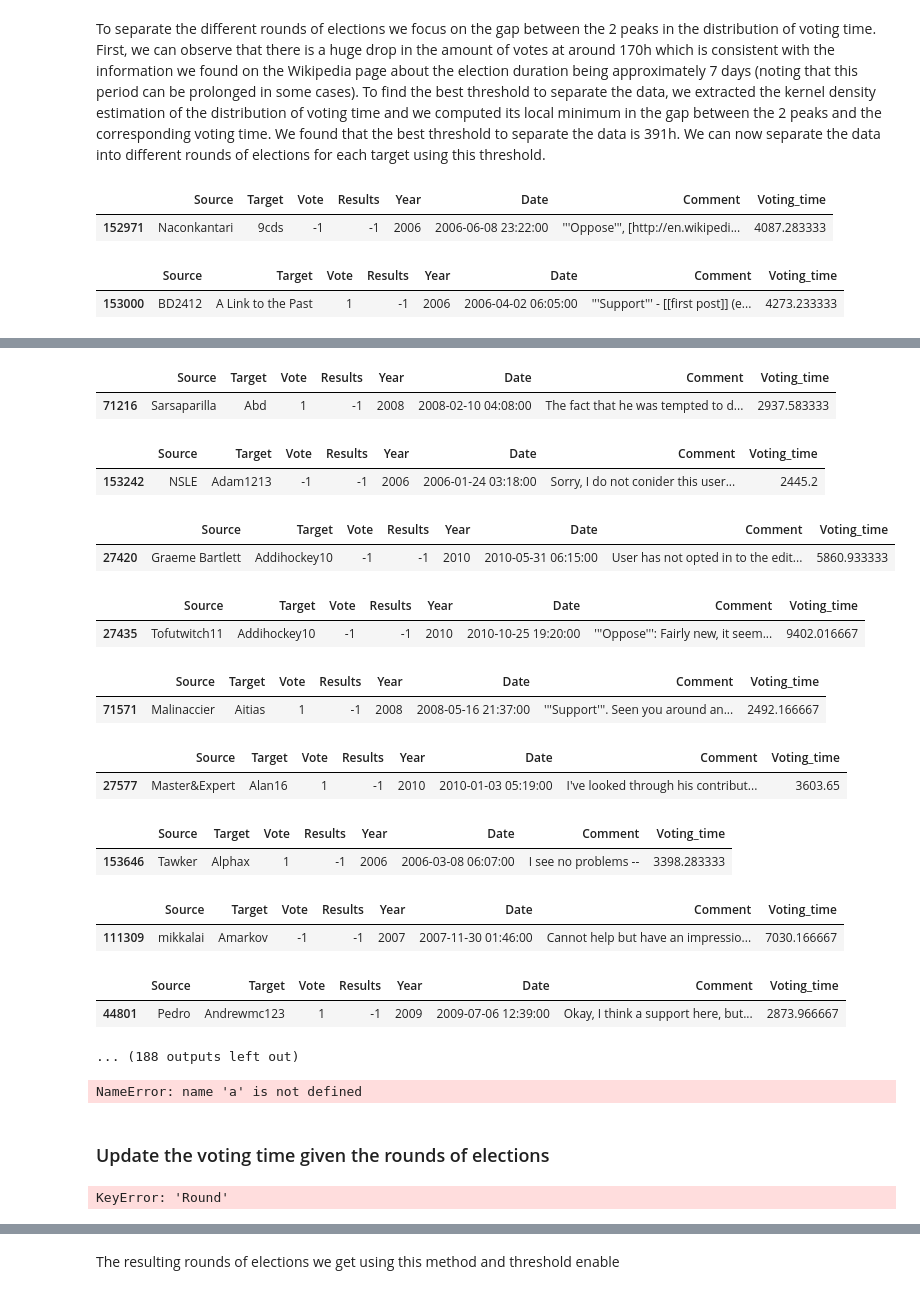
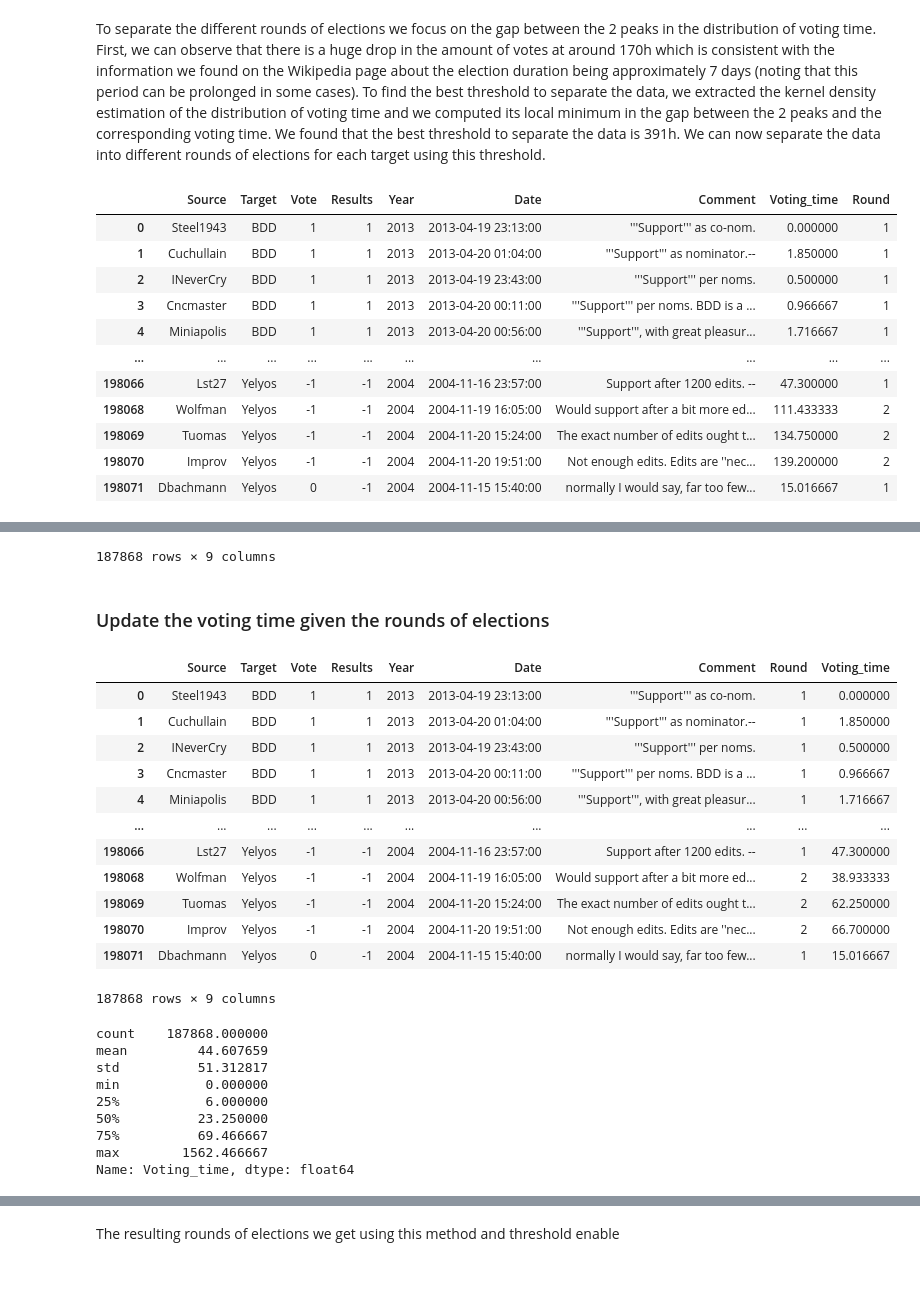
Before and after one commit to epfl-ada/ada-2023-project-abracadabra, a Jupyter notebook: time_series1.ipynb, the cells around one changed output, grey strips where cells are left out. Drawn from its saved outputs; the diff is of its cells as text; code cells hidden in the pictures.

Commit message:
vote through time in progress, have to define the metrics for error bar

```diff
--- a/time_series1.ipynb
+++ b/time_series1.ipynb
@@ -322,34 +301,41 @@ To find the best threshold to separate the data, we extracted the kernel density
 # %%
 # Start a new round each time the interval between the current voting and the first voting time of the round is greater than the round threshold
 def compute_rounds(data, round_threshold):
     data = data.sort_values('Voting_time')
     voting_time = data.Voting_time.values
     rounds = np.array([1])
     for i in range(1,len(voting_time)):
         # If the candidate is elected, we stop the round but check if there is no other vote after more than 4 month (what we consider as a new election for a candidate that may have lost its admin rights)
         if data.Results.values[i] == 1 and voting_time.max()-voting_time[i] < 24*30*4:
             round_number = rounds[-1] + (voting_time[i] > round_threshold)
             rounds = np.append(rounds, round_number*np.ones(len(voting_time)-i).astype(int))
             break
         elif (voting_time[i] > round_threshold and data.Results.values[i] != 1 and voting_time[i]-voting_time[i-1]>=24) or \
             (data.Results.values[i] == 1 and (voting_time[i] > 24*30*4 or data.Results.values[i-1] != 1)):
             rounds = np.append(rounds, rounds[-1] + 1)
             voting_time = voting_time - voting_time[i]
         elif len(rounds) > 1 and rounds[-2] != rounds[-1]:
-            display(data.iloc[i-1:i])
             rounds = np.append(rounds, rounds[-1])
             voting_time = voting_time - voting_time[i]
         else:
             rounds = np.append(rounds, rounds[-1])
 
     rounds = pd.Series(rounds, index=data.index).astype(int)
     return rounds
 
 rounds = (df_timeserie.groupby('Target').apply(lambda x: compute_rounds(x, round_threshold))).rename('Round')
-df_timeserie2 = df_timeserie.join(rounds.droplevel(0))
-df_timeserie2
+df_timeserie = df_timeserie.join(rounds.droplevel(0))
+df_timeserie
 # %% [output]
-|  | Source | Target | Vote | Results | Year | Date | Comment | Voting_time |
-| 152971 | Naconkantari | 9cds | -1 | -1 | 2006 | 2006-06-08 23:22:00 | '''Oppose''', [http://en.wikipedi... | 4087.283333 |
+|  | Source | Target | Vote | Results | Year | Date | Comment | Voting_time | Round |
+| 0 | Steel1943 | BDD | 1 | 1 | 2013 | 2013-04-19 23:13:00 | '''Support''' as co-nom. | 0.000000 | 1 |
+| 1 | Cuchullain | BDD | 1 | 1 | 2013 | 2013-04-20 01:04:00 | '''Support''' as nominator.-- | 1.850000 | 1 |
+| 2 | INeverCry | BDD | 1 | 1 | 2013 | 2013-04-19 23:43:00 | '''Support''' per noms. | 0.500000 | 1 |
+| 3 | Cncmaster | BDD | 1 | 1 | 2013 | 2013-04-20 00:11:00 | '''Support''' per noms. BDD is a ... | 0.966667 | 1 |
+| 4 | Miniapolis | BDD | 1 | 1 | 2013 | 2013-04-20 00:56:00 | '''Support''', with great pleasur... | 1.716667 | 1 |
+| ... | ... | ... | ... | ... | ... | ... | ... | ... | ... |
+| 198066 | Lst27 | Yelyos | -1 | -1 | 2004 | 2004-11-16 23:57:00 | Support after 1200 edits. -- | 47.300000 | 1 |
+| 198068 | Wolfman | Yelyos | -1 | -1 | 2004 | 2004-11-19 16:05:00 | Would support after a bit more ed... | 111.433333 | 2 |
+| 198069 | Tuomas | Yelyos | -1 | -1 | 2004 | 2004-11-20 15:24:00 | The exact number of edits ought t... | 134.750000 | 2 |
+| 198070 | Improv | Yelyos | -1 | -1 | 2004 | 2004-11-20 19:51:00 | Not enough edits. Edits are ''nec... | 139.200000 | 2 |
+| 198071 | Dbachmann | Yelyos | 0 | -1 | 2004 | 2004-11-15 15:40:00 | normally I would say, far too few... | 15.016667 | 1 |
-|  | Source | Target | Vote | Results | Year | Date | Comment | Voting_time |
-| 153000 | BD2412 | A Link to the Past | 1 | -1 | 2006 | 2006-04-02 06:05:00 | '''Support''' - [[first post]] (e... | 4273.233333 |
@@ -358,26 +342,4 @@ df_timeserie2
-|  | Source | Target | Vote | Results | Year | Date | Comment | Voting_time |
-| 71216 | Sarsaparilla | Abd | 1 | -1 | 2008 | 2008-02-10 04:08:00 | The fact that he was tempted to d... | 2937.583333 |
-|  | Source | Target | Vote | Results | Year | Date | Comment | Voting_time |
-| 153242 | NSLE | Adam1213 | -1 | -1 | 2006 | 2006-01-24 03:18:00 | Sorry, I do not conider this user... | 2445.2 |
-|  | Source | Target | Vote | Results | Year | Date | Comment | Voting_time |
-| 27420 | Graeme Bartlett | Addihockey10 | -1 | -1 | 2010 | 2010-05-31 06:15:00 | User has not opted in to the edit... | 5860.933333 |
-|  | Source | Target | Vote | Results | Year | Date | Comment | Voting_time |
-| 27435 | Tofutwitch11 | Addihockey10 | -1 | -1 | 2010 | 2010-10-25 19:20:00 | '''Oppose''': Fairly new, it seem... | 9402.016667 |
-|  | Source | Target | Vote | Results | Year | Date | Comment | Voting_time |
-| 71571 | Malinaccier | Aitias | 1 | -1 | 2008 | 2008-05-16 21:37:00 | '''Support'''. Seen you around an... | 2492.166667 |
-|  | Source | Target | Vote | Results | Year | Date | Comment | Voting_time |
-| 27577 | Master&Expert | Alan16 | 1 | -1 | 2010 | 2010-01-03 05:19:00 | I've looked through his contribut... | 3603.65 |
-|  | Source | Target | Vote | Results | Year | Date | Comment | Voting_time |
-| 153646 | Tawker | Alphax | 1 | -1 | 2006 | 2006-03-08 06:07:00 | I see no problems -- | 3398.283333 |
-|  | Source | Target | Vote | Results | Year | Date | Comment | Voting_time |
-| 111309 | mikkalai | Amarkov | -1 | -1 | 2007 | 2007-11-30 01:46:00 | Cannot help but have an impressio... | 7030.166667 |
-|  | Source | Target | Vote | Results | Year | Date | Comment | Voting_time |
-| 44801 | Pedro | Andrewmc123 | 1 | -1 | 2009 | 2009-07-06 12:39:00 | Okay, I think a support here, but... | 2873.966667 |
-... (188 outputs left out)
+187868 rows × 9 columns
-# %%
-a
-# %% [output]
-NameError: name 'a' is not defined
 # %% [markdown]
 ### Update the voting time given the rounds of elections
 # %%
@@ -388,9 +350,31 @@ df_timeserie = df_timeserie.drop(columns='Voting_time').join(Voting_time_round.d
 df_plot = df_timeserie[df_timeserie.Voting_time != 0]
 df_timeserie
 # %% [output]
+|  | Source | Target | Vote | Results | Year | Date | Comment | Round | Voting_time |
+| 0 | Steel1943 | BDD | 1 | 1 | 2013 | 2013-04-19 23:13:00 | '''Support''' as co-nom. | 1 | 0.000000 |
+| 1 | Cuchullain | BDD | 1 | 1 | 2013 | 2013-04-20 01:04:00 | '''Support''' as nominator.-- | 1 | 1.850000 |
+| 2 | INeverCry | BDD | 1 | 1 | 2013 | 2013-04-19 23:43:00 | '''Support''' per noms. | 1 | 0.500000 |
+| 3 | Cncmaster | BDD | 1 | 1 | 2013 | 2013-04-20 00:11:00 | '''Support''' per noms. BDD is a ... | 1 | 0.966667 |
+| 4 | Miniapolis | BDD | 1 | 1 | 2013 | 2013-04-20 00:56:00 | '''Support''', with great pleasur... | 1 | 1.716667 |
+| ... | ... | ... | ... | ... | ... | ... | ... | ... | ... |
+| 198066 | Lst27 | Yelyos | -1 | -1 | 2004 | 2004-11-16 23:57:00 | Support after 1200 edits. -- | 1 | 47.300000 |
+| 198068 | Wolfman | Yelyos | -1 | -1 | 2004 | 2004-11-19 16:05:00 | Would support after a bit more ed... | 2 | 38.933333 |
+| 198069 | Tuomas | Yelyos | -1 | -1 | 2004 | 2004-11-20 15:24:00 | The exact number of edits ought t... | 2 | 62.250000 |
+| 198070 | Improv | Yelyos | -1 | -1 | 2004 | 2004-11-20 19:51:00 | Not enough edits. Edits are ''nec... | 2 | 66.700000 |
+| 198071 | Dbachmann | Yelyos | 0 | -1 | 2004 | 2004-11-15 15:40:00 | normally I would say, far too few... | 1 | 15.016667 |
-KeyError: 'Round'
+187868 rows × 9 columns
 # %%
-df_timeserie['Voting_time_round'].describe()
+df_timeserie['Voting_time'].describe()
+# %% [output]
+count    187868.000000
+mean         44.607659
+std          51.312817
+min           0.000000
+25%           6.000000
+50%          23.250000
+75%          69.466667
+max        1562.466667
+Name: Voting_time, dtype: float64
 # %%
 fig, ax = plt.subplots(figsize=(10,4))
 kde = sns.histplot(data=df_plot, x='Voting_time', ax=ax, bins=100, stat='percent', log_scale=(True, False), hue='Year', palette='tab10', multiple='stack')
```
Also changed, not shown: parts of 10 cells of this notebook, 1 other file.
